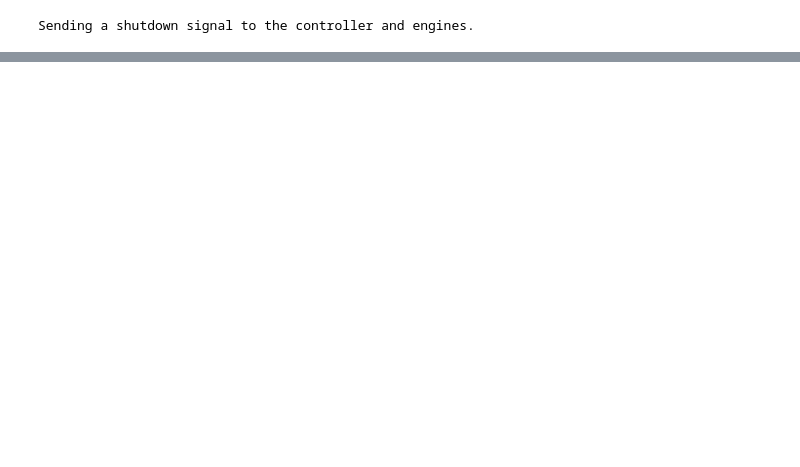
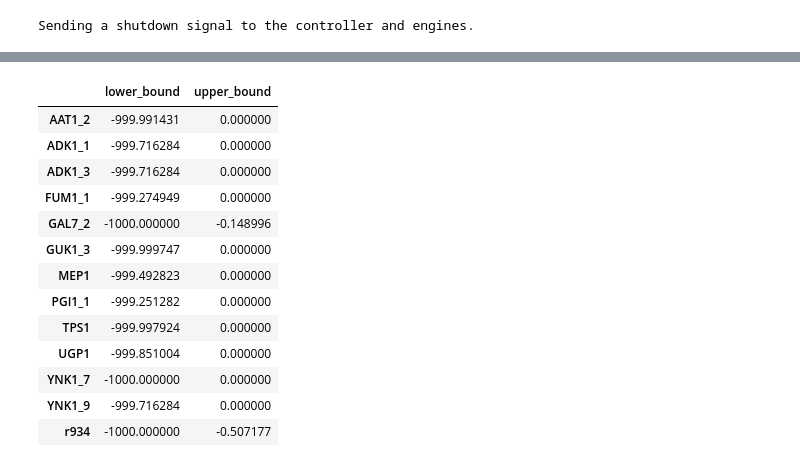
Before and after one commit to biosustain/cameo, a Jupyter notebook: examples/ipython-cluster-helper.ipynb, the cells around one changed output, grey strips where cells are left out. Drawn from its saved outputs; the diff is of its cells as text; code cells hidden in the pictures; blank space fills up the shorter version.

```diff
--- a/examples/ipython-cluster-helper.ipynb
+++ b/examples/ipython-cluster-helper.ipynb
@@ -29,2 +144,19 @@ upper_bound    666.44
 dtype: float64
+# %%
+result[result.lower_bound < -100]
+# %% [output]
+|  | lower_bound | upper_bound |
+| AAT1_2 | -999.991431 | 0.000000 |
+| ADK1_1 | -999.716284 | 0.000000 |
+| ADK1_3 | -999.716284 | 0.000000 |
+| FUM1_1 | -999.274949 | 0.000000 |
+| GAL7_2 | -1000.000000 | -0.148996 |
+| GUK1_3 | -999.999747 | 0.000000 |
+| MEP1 | -999.492823 | 0.000000 |
+| PGI1_1 | -999.251282 | 0.000000 |
+| TPS1 | -999.997924 | 0.000000 |
+| UGP1 | -999.851004 | 0.000000 |
+| YNK1_7 | -1000.000000 | 0.000000 |
+| YNK1_9 | -999.716284 | 0.000000 |
+| r934 | -1000.000000 | -0.507177 |
 # %%
```
Also changed, not shown: parts of 30 cells of this notebook, 2 other files.
